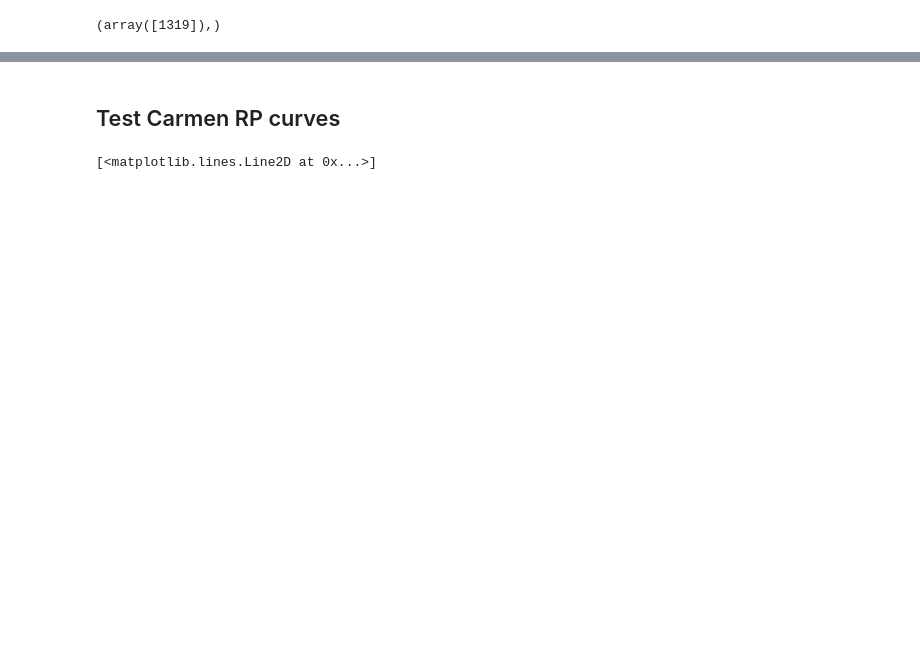
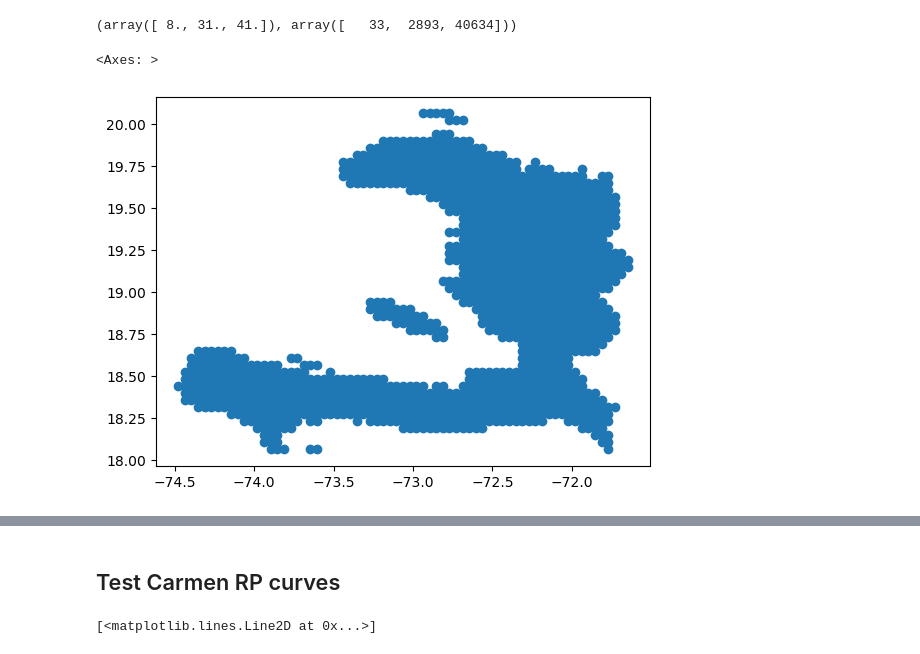
Before and after one commit to ValentinGebhart/exceedance_frequency_curves, a Jupyter notebook: example.ipynb, the cells around one changed output, grey strips where cells are left out. Saved outputs shown, nothing was run; the diff lists cells and outputs as text; code cells hidden in the pictures; blank space fills up the shorter version.

Commit message:
implement sampling method

```diff
--- a/example.ipynb
+++ b/example.ipynb
@@ -11,13 +33,36 @@ haz_tc_fl.check()
+# %%
+# prepare exposure
+from climada.util.api_client import Client
+client = Client()
+
+
+exposure = client.get_litpop(country="Haiti")
+exposure.check()
+# %%
+# prepare impact function
+
+impf_tc = ImpfTropCyclone.from_emanuel_usa()
+impf_set = ImpactFuncSet([impf_tc])
+impf_set.check()
+# %%
+# compute impact
+
+impact = ImpactCalc(exposure, impf_set, haz_tc_haiti).impact(save_mat=True)
+# %%
+np.unique(1/haz_tc_haiti.frequency/11, return_counts=True)
+# %% [output]
+(array([ 8., 31., 41.]), array([   33,  2893, 40634]))
 # %%
 # compute local exceedance instensity
-test_return_periods = np.geomspace(1, 15, 20)
-local_exceedance_intensity, _, _ = haz_tc_fl.local_exceedance_intensity(
-    return_periods=test_return_periods, #method="extrapolate"# method="extrapolate_constant"
+test_return_periods = np.geomspace(.01, 341, 100)
+local_exceedance_intensity, label, title = impact.local_exceedance_impact(
+    return_periods=test_return_periods#, method="extrapolate_constant"#method="extrapolate" method="extrapolate_constant"
 )
-# %%
-np.where(local_exceedance_intensity.values[:, 1:].max(axis=1) == np.sort(local_exceedance_intensity.values[:, 1:].max(axis=1))[-1])
-# %% [output]
-(array([1319]),)
 # %%
 from return_period_maps import ReturnPeriodMap, ExceedanceCurve
 rp_map = ReturnPeriodMap.from_CLIMADA_local_exceedance_intensity(local_exceedance_intensity)
+# %%
+rp_map.geometry.plot()
+# %% [output]
+<Axes: >
+[figure, added]
```
Also changed, not shown: parts of 26 cells of this notebook, 3 other files.
